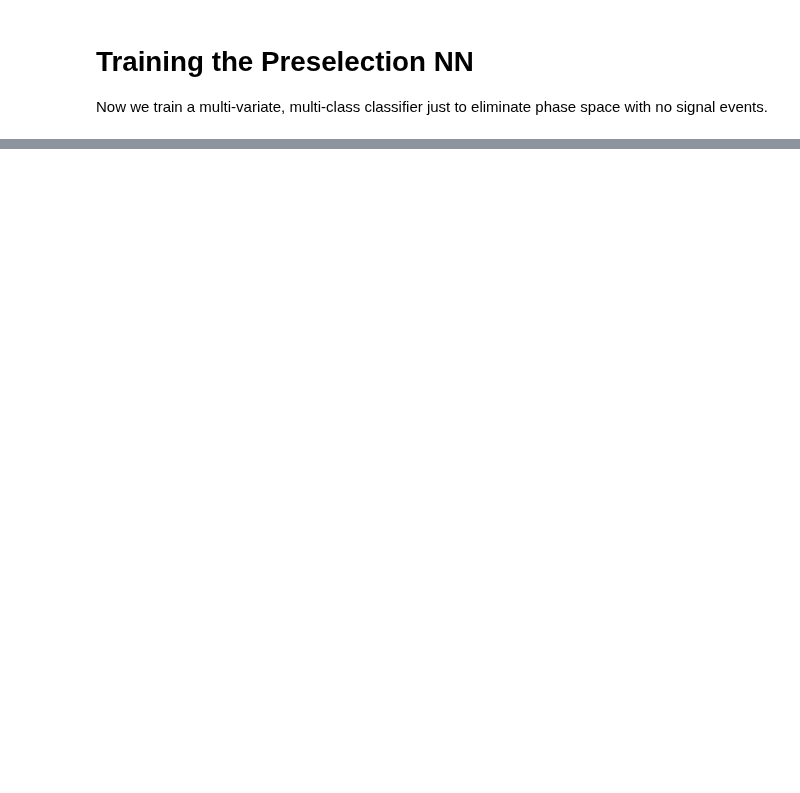
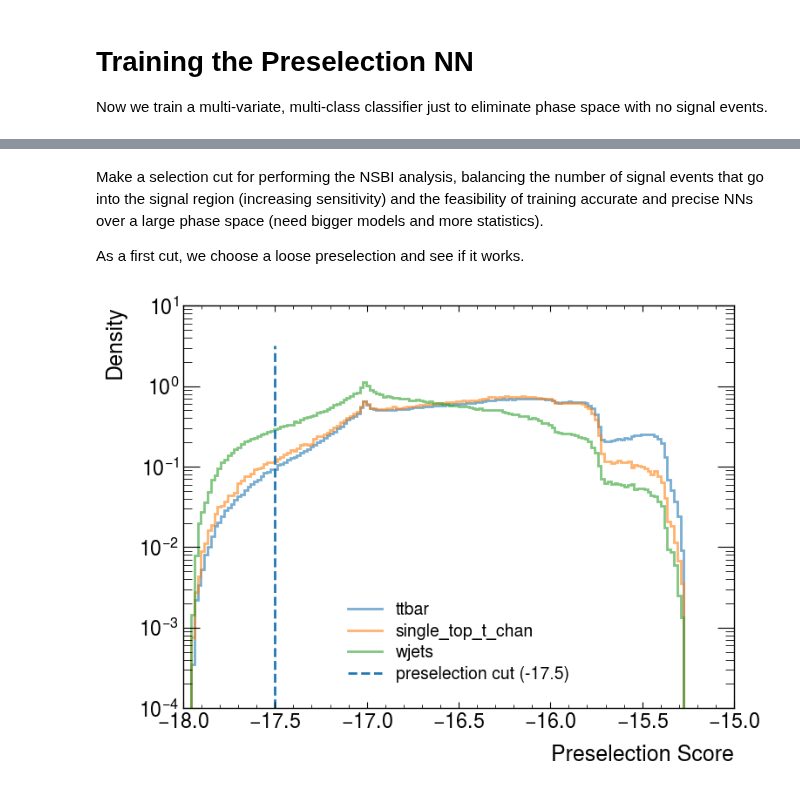
Before and after one commit to Ragansu/NSBI-workflow-tutorial, a Jupyter notebook: Data_Preprocessing.ipynb, the cells around one changed output, grey strips where cells are left out. Drawn from its saved outputs; the diff is of its cells as text; code cells hidden in the pictures; blank space fills up the shorter version.

```diff
--- a/Data_Preprocessing.ipynb
+++ b/Data_Preprocessing.ipynb
@@ -384,0 +384,20 @@ plt.show()
+# %% [markdown]
+Make a selection cut for performing the NSBI analysis, balancing the number of signal events that go into the signal region (increasing sensitivity) and the feasibility of training accurate and precise NNs over a large phase space (need bigger models and more statistics).
+
+As a first cut, we choose a loose preselection and see if it works.
+# %%
+preselection_cut = -17.5 # Lets start with a very loose cut
+
+for key in labels_dict:
+    hep.histplot(hist_NN_output[key], bins=bins,
+             alpha=0.6, label=key,
+             density=True, linewidth=2.0)
+
+plt.xlabel("Preselection Score", size=18)
+plt.axvline(preselection_cut, ymax=0.9, linestyle='--', label=f'preselection cut ({preselection_cut})')
+plt.ylabel("Density", size=18)
+plt.legend()
+plt.yscale('log')
+plt.show()
+# %% [output]
+[figure, added]
```
Also changed, not shown: parts of 20 cells of this notebook, 1 other file.
